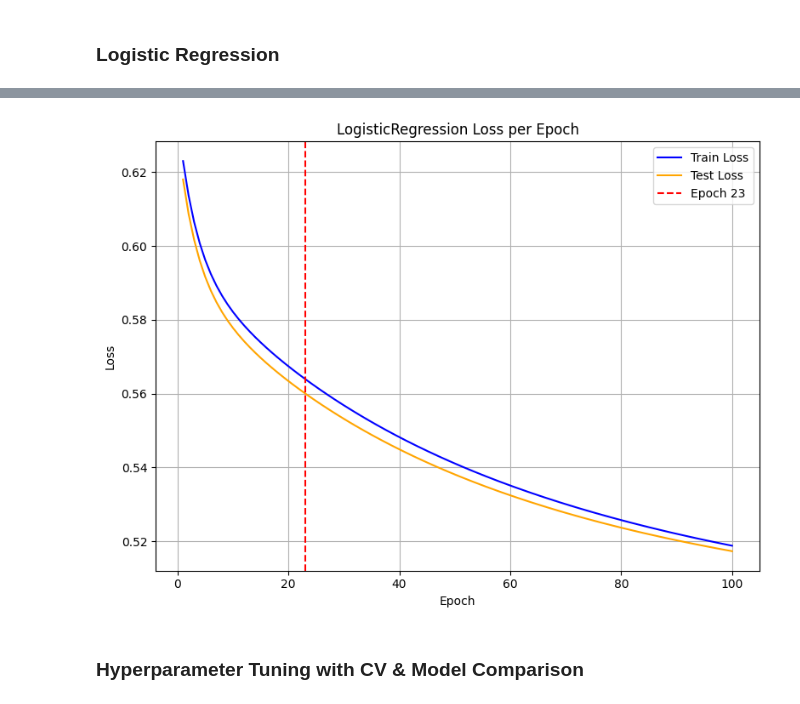
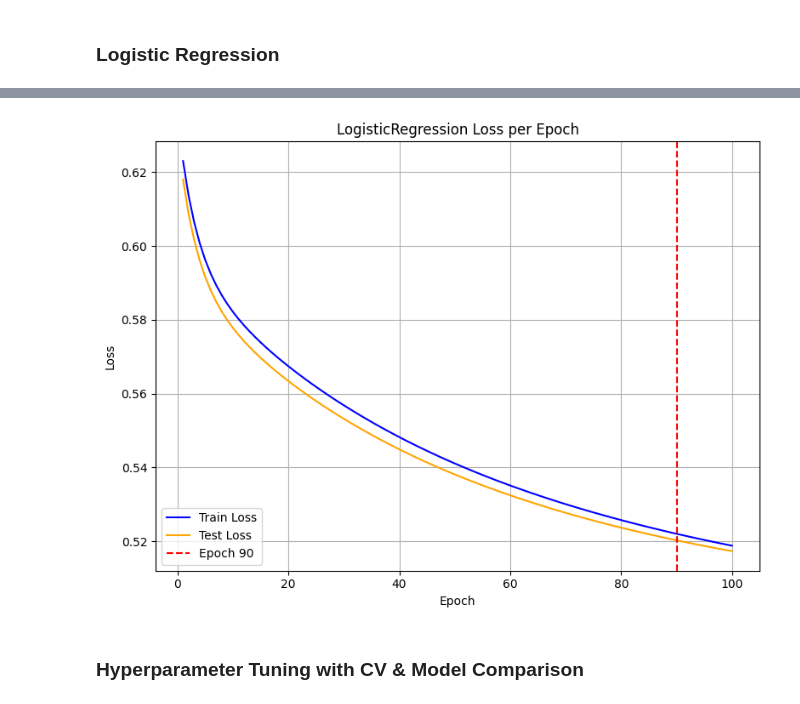
Before and after one commit to bercaakbayir/unimi-dse-ml-project, a Jupyter notebook: main.ipynb, the cells around one changed output, grey strips where cells are left out. Saved outputs shown, nothing was run; the diff lists cells and outputs as text; code cells hidden in the pictures.

```diff
--- a/main.ipynb
+++ b/main.ipynb
@@ -906,9 +906,9 @@ Precision: 0.7533
 Recall: 0.8723
 F1_score: 0.8085
 # %%
-plot_model_loss(logreg, vline_epoch=23, train_color='blue', test_color='orange')
+plot_model_loss(logreg, vline_epoch=90, train_color='blue', test_color='orange')
 # %% [output]
-[figure, old version]
+[figure, new version]
 # %% [markdown]
 ### Hyperparameter Tuning with CV & Model Comparison
 # %%
```
Also changed, not shown: parts of 3 cells of this notebook, 2 other files.
